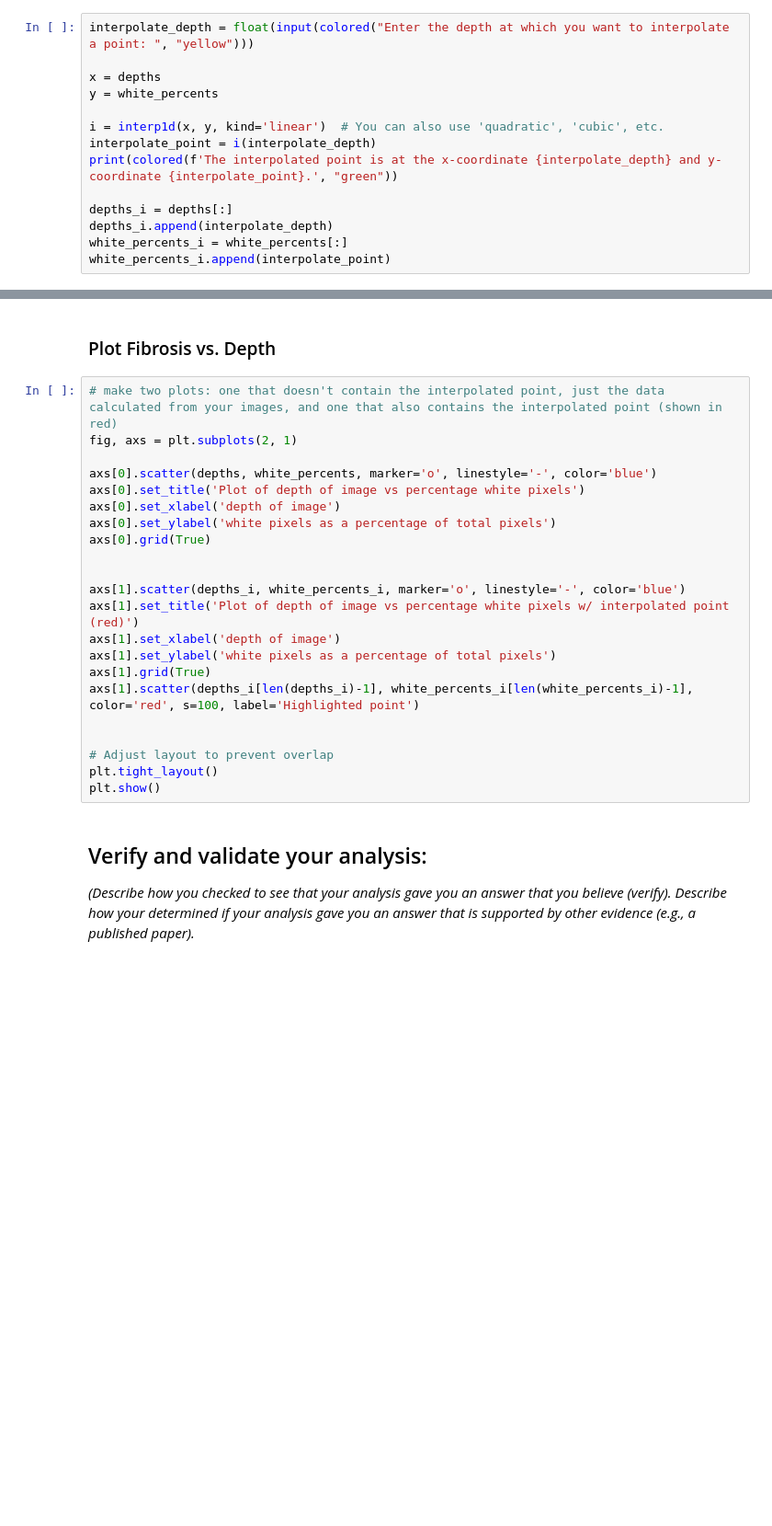
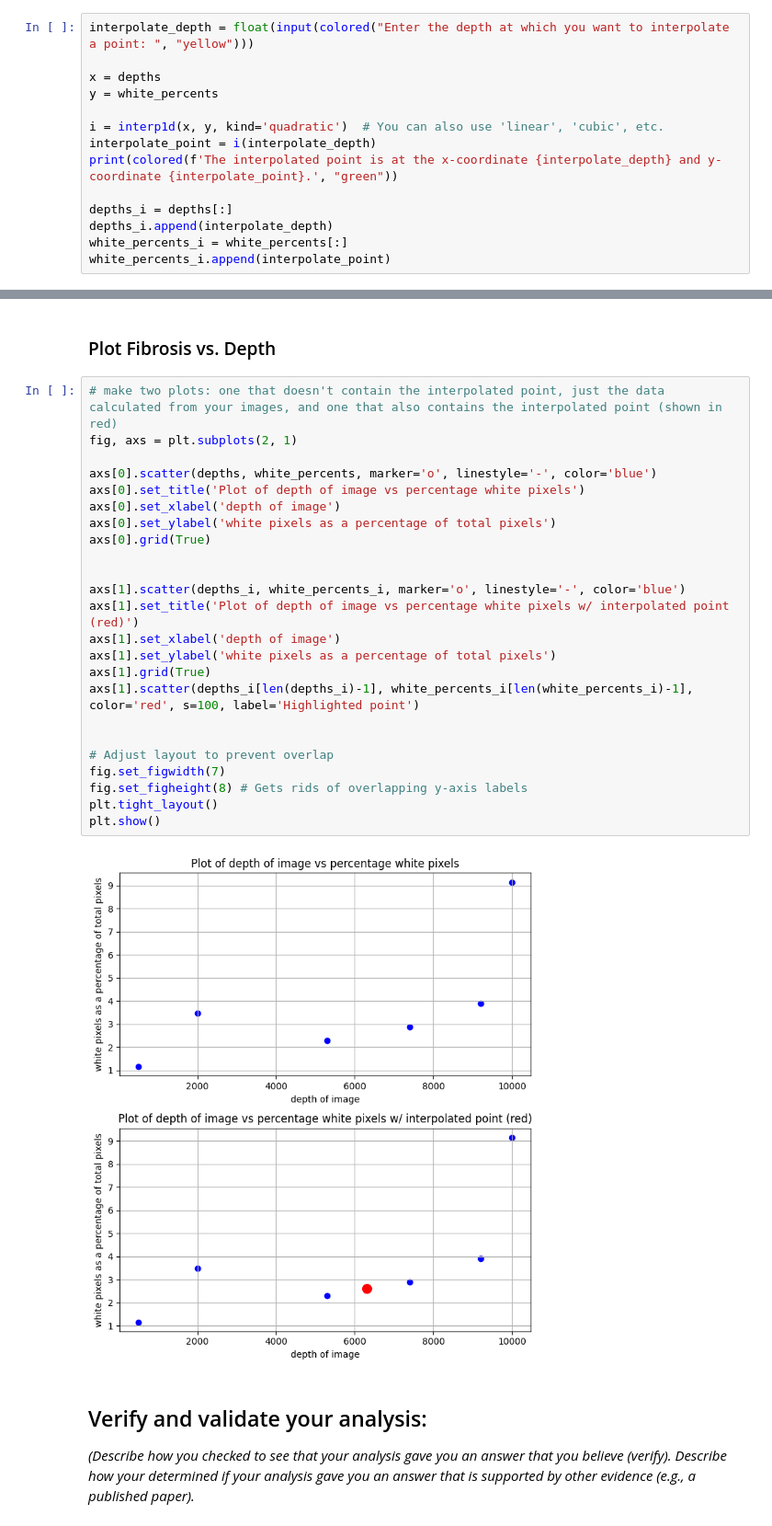
Before and after one commit to Lukinator3000/LungFibrosisModule, a Jupyter notebook: Module_2_Template.ipynb, the cells around one changed output, grey strips where cells are left out. Shown at 92% size. Cells and saved outputs as stored; diff of their text form; blank space fills up the shorter version.

Commit message:
Updated some of the figure code to resize and experiment (please no merge issues)

```diff
--- a/Module_2_Template.ipynb
+++ b/Module_2_Template.ipynb
@@ -220,7 +221,7 @@ interpolate_depth = float(input(colored("Enter the depth at which you want to in
 x = depths
 y = white_percents
 
-i = interp1d(x, y, kind='linear')  # You can also use 'quadratic', 'cubic', etc.
+i = interp1d(x, y, kind='quadratic')  # You can also use 'linear', 'cubic', etc.
 interpolate_point = i(interpolate_depth)
 print(colored(f'The interpolated point is at the x-coordinate {interpolate_depth} and y-coordinate {interpolate_point}.', "green"))
 
@@ -233,25 +236,29 @@ white_percents_i.append(interpolate_point)
 # %%
 # make two plots: one that doesn't contain the interpolated point, just the data calculated from your images, and one that also contains the interpolated point (shown in red)
 fig, axs = plt.subplots(2, 1)
 
 axs[0].scatter(depths, white_percents, marker='o', linestyle='-', color='blue')
 axs[0].set_title('Plot of depth of image vs percentage white pixels')
 axs[0].set_xlabel('depth of image')
 axs[0].set_ylabel('white pixels as a percentage of total pixels')
 axs[0].grid(True)
 
 
 axs[1].scatter(depths_i, white_percents_i, marker='o', linestyle='-', color='blue')
 axs[1].set_title('Plot of depth of image vs percentage white pixels w/ interpolated point (red)')
 axs[1].set_xlabel('depth of image')
 axs[1].set_ylabel('white pixels as a percentage of total pixels')
 axs[1].grid(True)
 axs[1].scatter(depths_i[len(depths_i)-1], white_percents_i[len(white_percents_i)-1], color='red', s=100, label='Highlighted point')
 
 
 # Adjust layout to prevent overlap
+fig.set_figwidth(7)
+fig.set_figheight(8) # Gets rids of overlapping y-axis labels
 plt.tight_layout()
 plt.show()
+# %% [output]
+[figure, added]
 # %% [markdown]
 ## Verify and validate your analysis:
 *(Describe how you checked to see that your analysis gave you an answer that you believe (verify). Describe how your determined if your analysis gave you an answer that is supported by other evidence (e.g., a published paper).*
```
Also changed, not shown: parts of 4 cells of this notebook, 3 other files.
